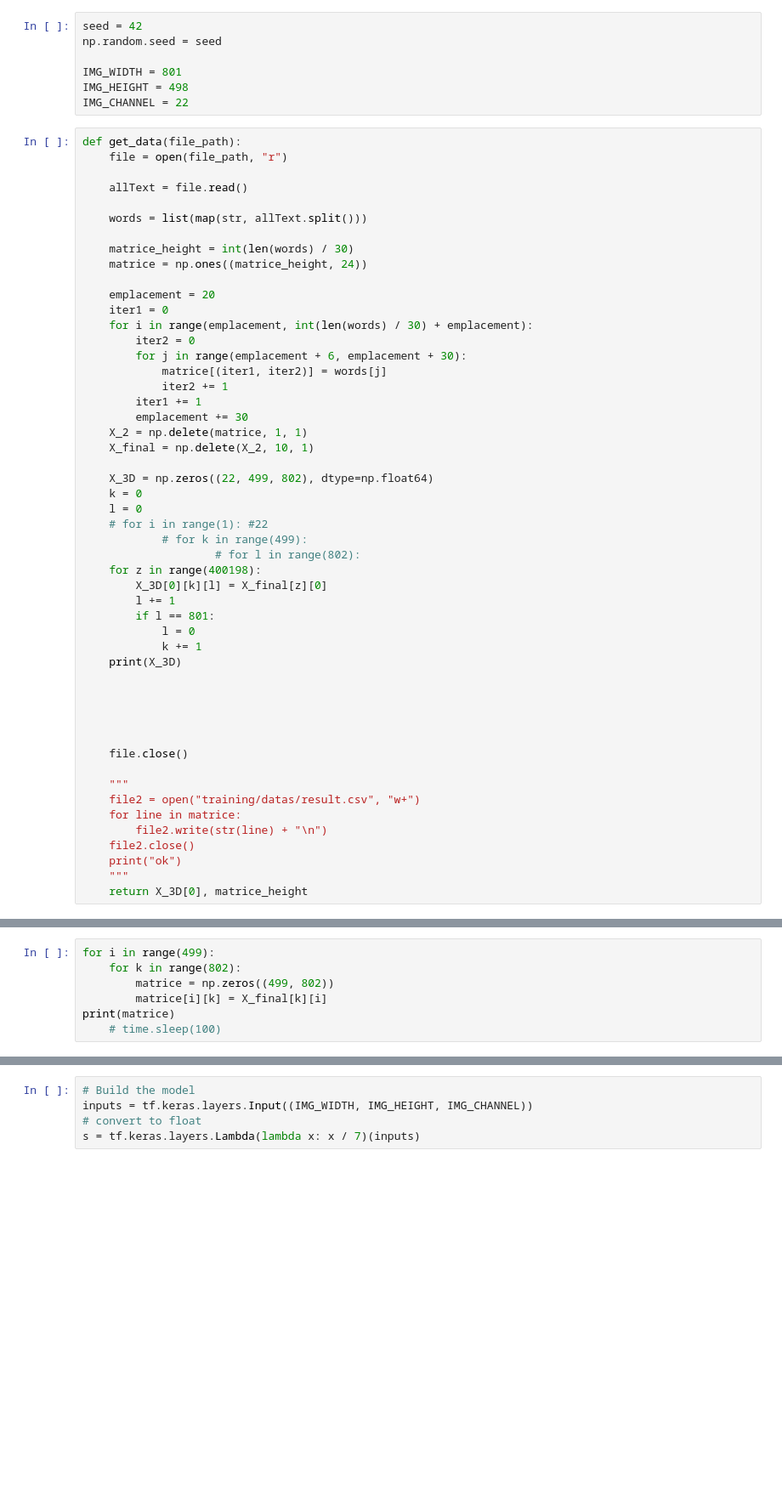
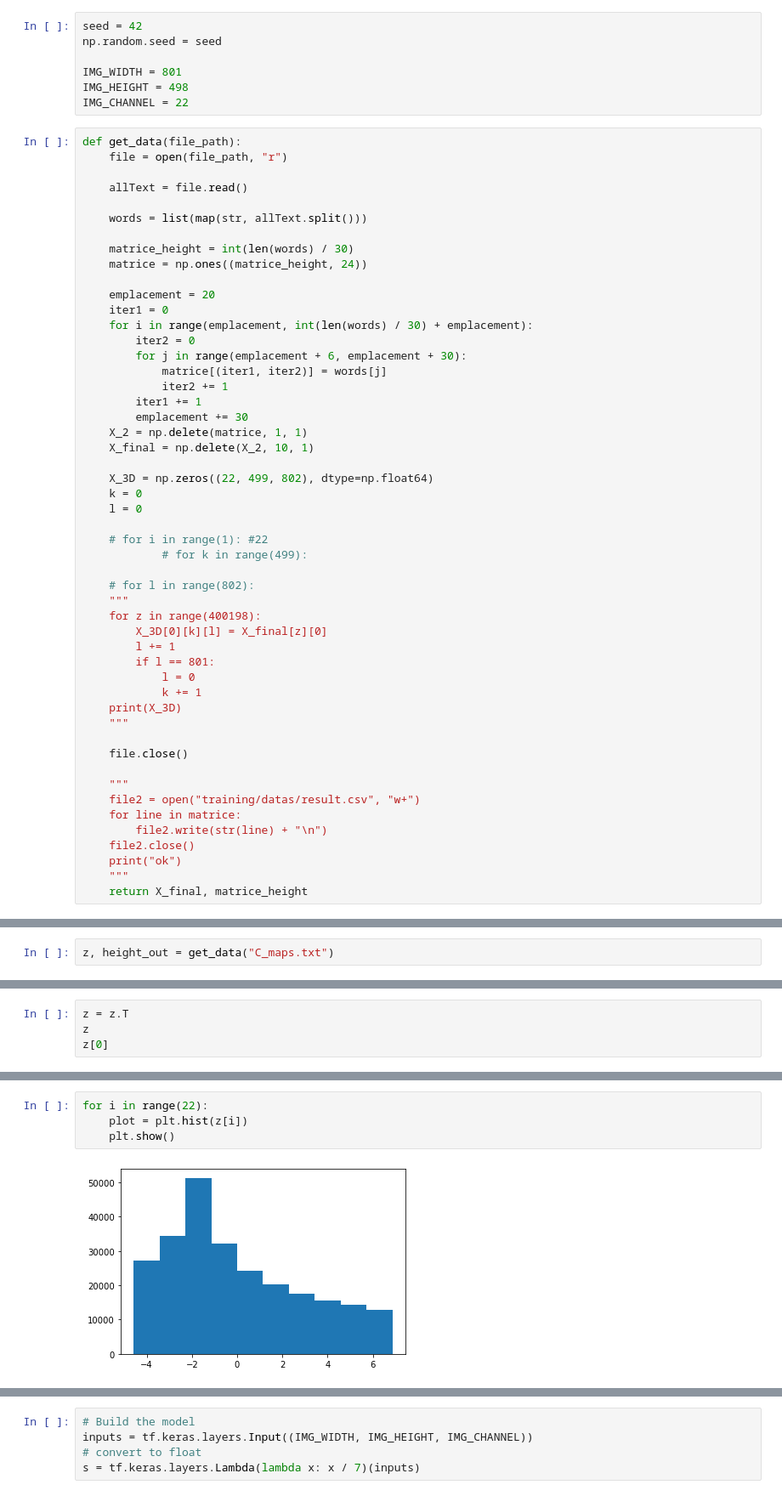
Before and after one commit to DeeeeepLearning/DeepLearning, a Jupyter notebook: Unet tuto.ipynb, the cells around one changed output, grey strips where cells are left out. Shown: that part at 85% size. Saved outputs shown, nothing was run; the diff lists cells and outputs as text; blank space fills up the shorter version.

```diff
--- a/Unet tuto.ipynb
+++ b/Unet tuto.ipynb
@@ -44,9 +45,12 @@ def get_data(file_path):
     X_3D = np.zeros((22, 499, 802), dtype=np.float64)
     k = 0
     l = 0
+
     # for i in range(1): #22
             # for k in range(499):
-                    # for l in range(802):
+
+    # for l in range(802):
+    """
     for z in range(400198):
         X_3D[0][k][l] = X_final[z][0]
         l += 1
@@ -54,10 +58,7 @@ def get_data(file_path):
             l = 0
             k += 1
     print(X_3D)
-
-
-
-
+    """
 
     file.close()
 
@@ -68,7 +69,7 @@ def get_data(file_path):
     file2.close()
     print("ok")
     """
-    return X_3D[0], matrice_height
+    return X_final, matrice_height
 # %%
 file_in_path = r"C_maps_in.txt"
 file_out_path = r"C_maps_out.txt"
@@ -79,0 +79,2 @@ IndexError: index 499 is out of bounds for axis 0 with size 499
+# %%
+z, height_out = get_data("C_maps.txt")
@@ -79,0 +144,4 @@ IndexError: index 499 is out of bounds for axis 0 with size 499
+# %%
+z = z.T
+z
+z[0]
@@ -104,7 +160,0 @@ X_final[1][0]
-# %%
-for i in range(499):
-    for k in range(802):
-        matrice = np.zeros((499, 802))
-        matrice[i][k] = X_final[k][i]
-print(matrice)
-    # time.sleep(100)
@@ -159,0 +174,6 @@ ValueError: could not broadcast input array from shape (498,801,4) into shape (4
+# %%
+for i in range(22):
+    plot = plt.hist(z[i])
+    plt.show()
+# %% [output]
+[figure, added]
```
Also changed, not shown: parts of 32 cells of this notebook, 2 other files.
